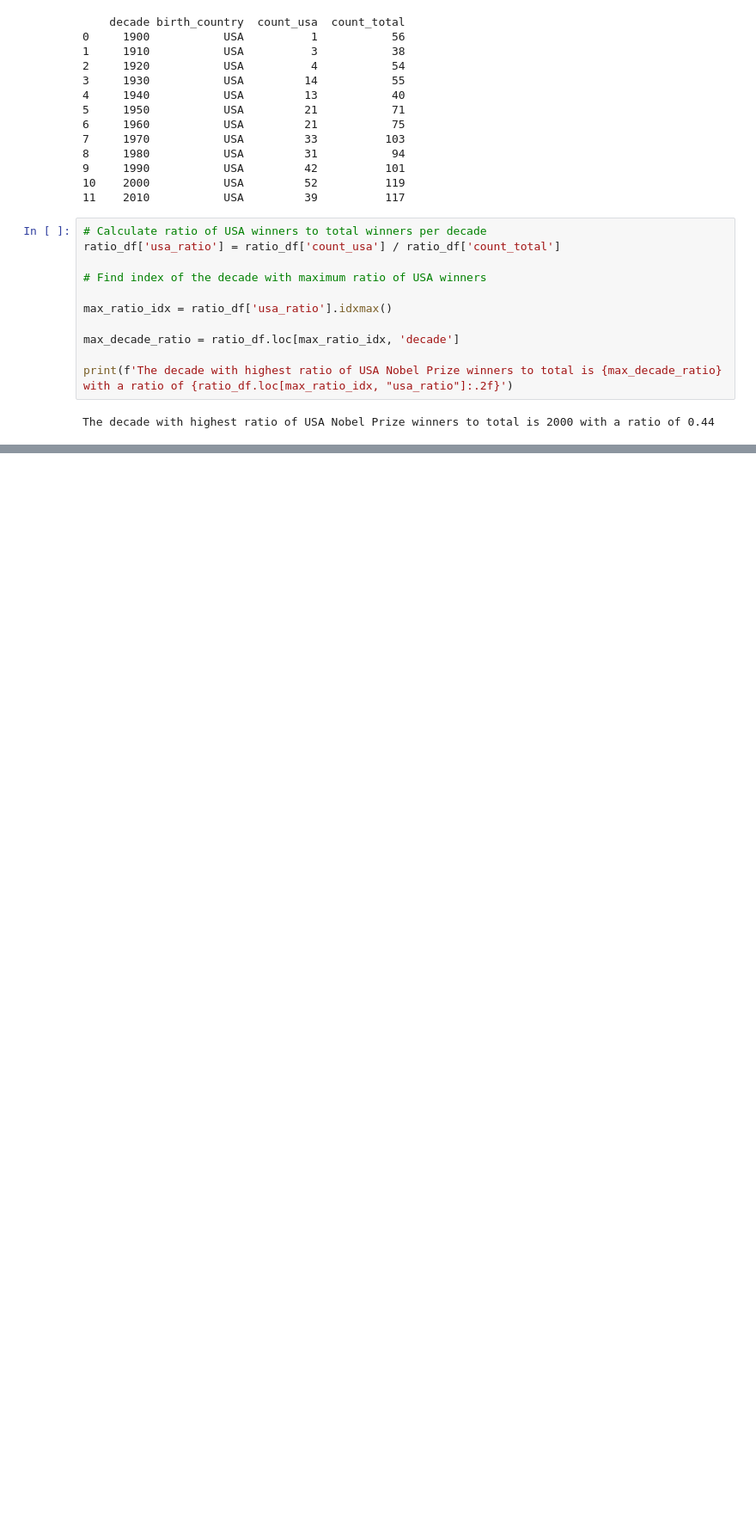
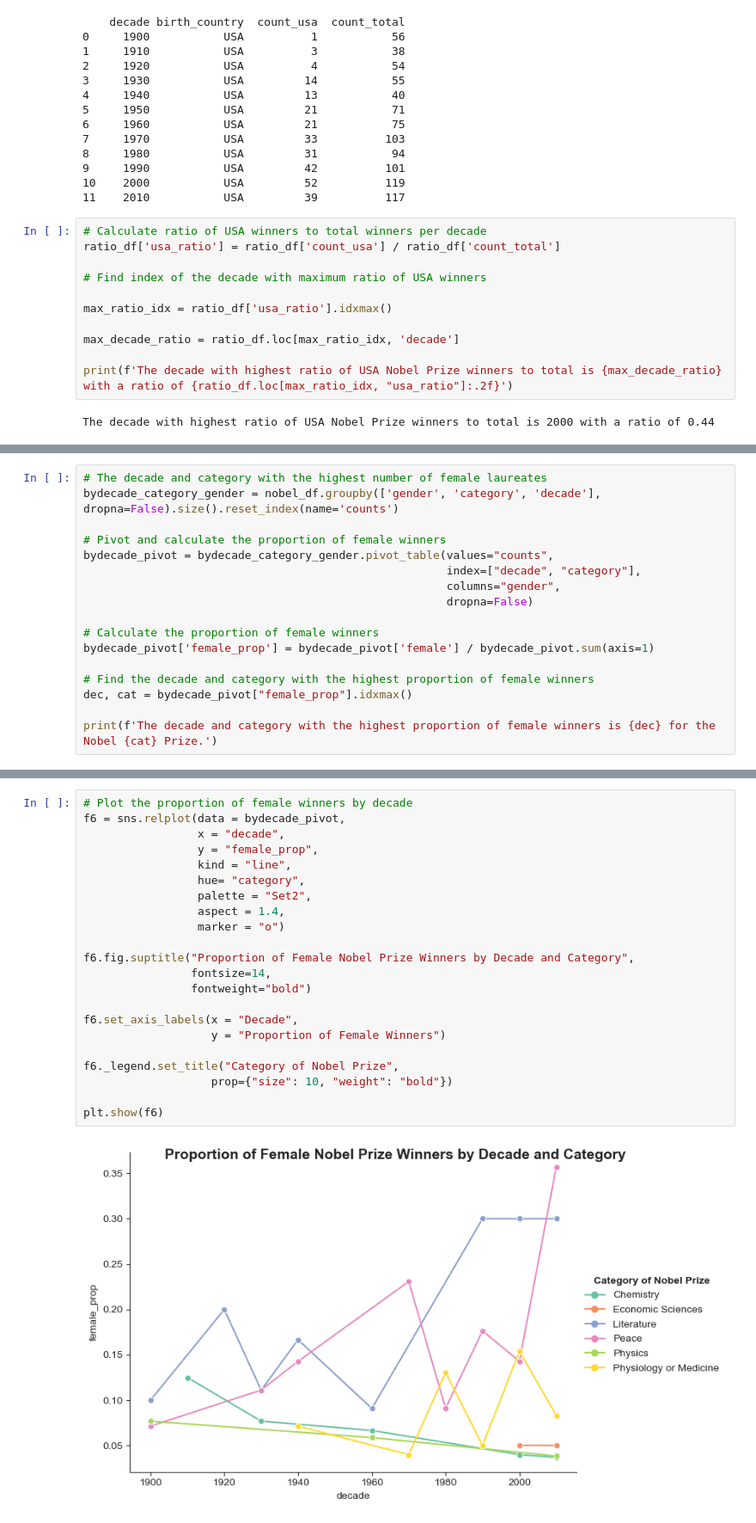
Before and after one commit to IDKwoji/python-learning-trajectory, a Jupyter notebook: data-analysis/01_nobel_price.ipynb, the cells around one changed output, grey strips where cells are left out. Shown at 86% size. Cells and saved outputs as stored; diff of their text form; blank space fills up the shorter version.

```diff
--- a/data-analysis/01_nobel_price.ipynb
+++ b/data-analysis/01_nobel_price.ipynb
@@ -221,0 +247,17 @@ plt.show(f4)
+# %%
+# The decade and category with the highest number of female laureates
+bydecade_category_gender = nobel_df.groupby(['gender', 'category', 'decade'], dropna=False).size().reset_index(name='counts')
+
+# Pivot and calculate the proportion of female winners
+bydecade_pivot = bydecade_category_gender.pivot_table(values="counts",
+                                                      index=["decade", "category"],
+                                                      columns="gender",
+                                                      dropna=False)
+
+# Calculate the proportion of female winners
+bydecade_pivot['female_prop'] = bydecade_pivot['female'] / bydecade_pivot.sum(axis=1)
+
+# Find the decade and category with the highest proportion of female winners
+dec, cat = bydecade_pivot["female_prop"].idxmax()
+
+print(f'The decade and category with the highest proportion of female winners is {dec} for the Nobel {cat} Prize.')
@@ -221,0 +266,24 @@ plt.show(f4)
+# %%
+# Plot the proportion of female winners by decade
+f6 = sns.relplot(data = bydecade_pivot,
+                 x = "decade",
+                 y = "female_prop",
+                 kind = "line",
+                 hue= "category",
+                 palette = "Set2",
+                 aspect = 1.4,
+                 marker = "o")
+
+f6.fig.suptitle("Proportion of Female Nobel Prize Winners by Decade and Category",
+                fontsize=14,
+                fontweight="bold")
+
+f6.set_axis_labels(x = "Decade",
+                   y = "Proportion of Female Winners")
+
+f6._legend.set_title("Category of Nobel Prize",
+                   prop={"size": 10, "weight": "bold"})
+
+plt.show(f6)
+# %% [output]
+[figure, added]
```
Also changed, not shown: parts of 4 cells of this notebook, 1 other file.
